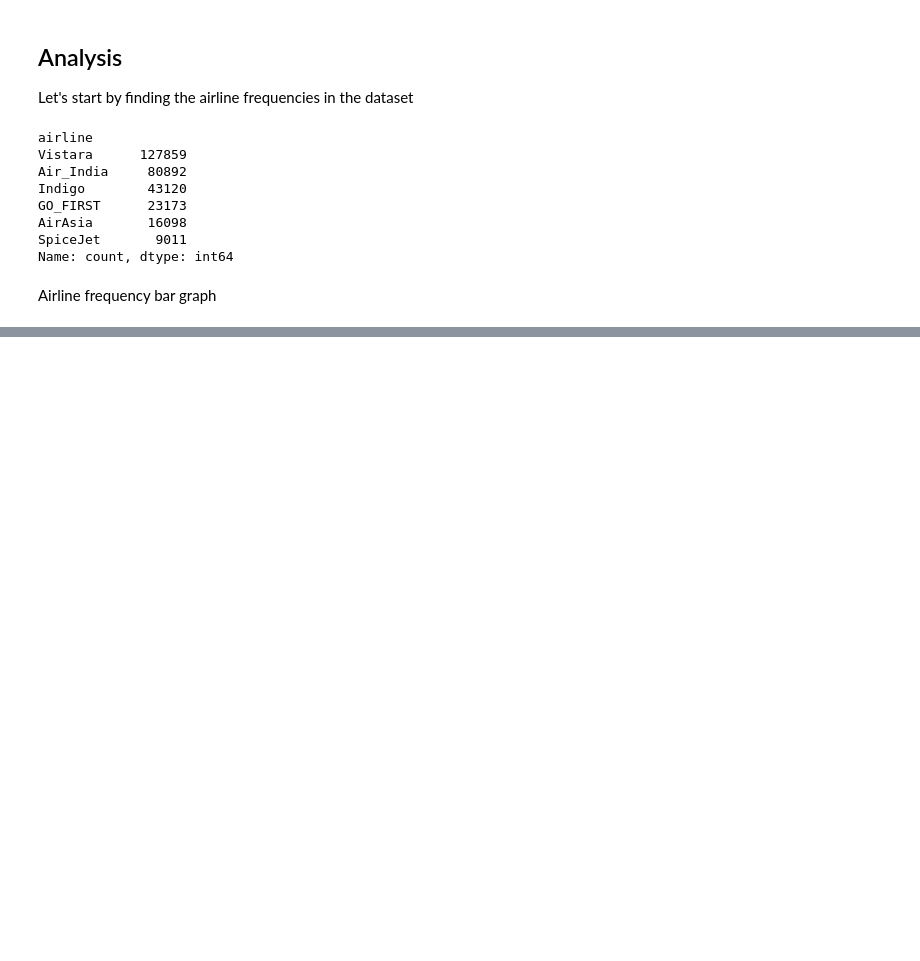
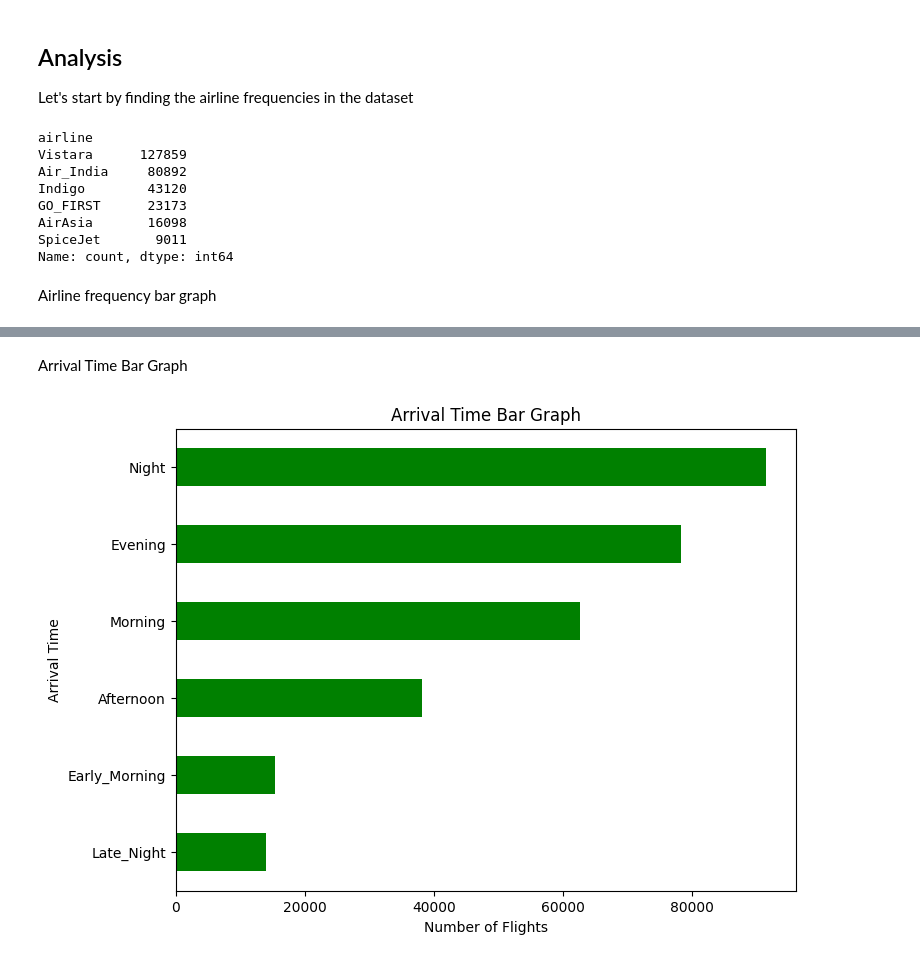
Before and after one commit to ImranQureshi25/Flight_Data_Analysis_Python_Project, a Jupyter notebook: Flight_Data_Analysis_Python_Project.ipynb, the cells around one changed output, grey strips where cells are left out. Saved outputs shown, nothing was run; the diff lists cells and outputs as text; code cells hidden in the pictures; blank space fills up the shorter version.

```diff
--- a/Flight_Data_Analysis_Python_Project.ipynb
+++ b/Flight_Data_Analysis_Python_Project.ipynb
@@ -178,0 +196,12 @@ plt.show()
+# %% [markdown]
+Arrival Time Bar Graph
+# %%
+df_cleaned['arrival_time'].value_counts(ascending = True).plot.barh(color='green', figsize=(8,6))
+plt.title('Arrival Time Bar Graph')
+plt.xlabel('Number of Flights')
+plt.ylabel('Arrival Time')
+plt.show()
+
+## Most arrivals at night and least in the late night
+# %% [output]
+[figure, added]
```
Also changed, not shown: parts of 4 cells of this notebook.
